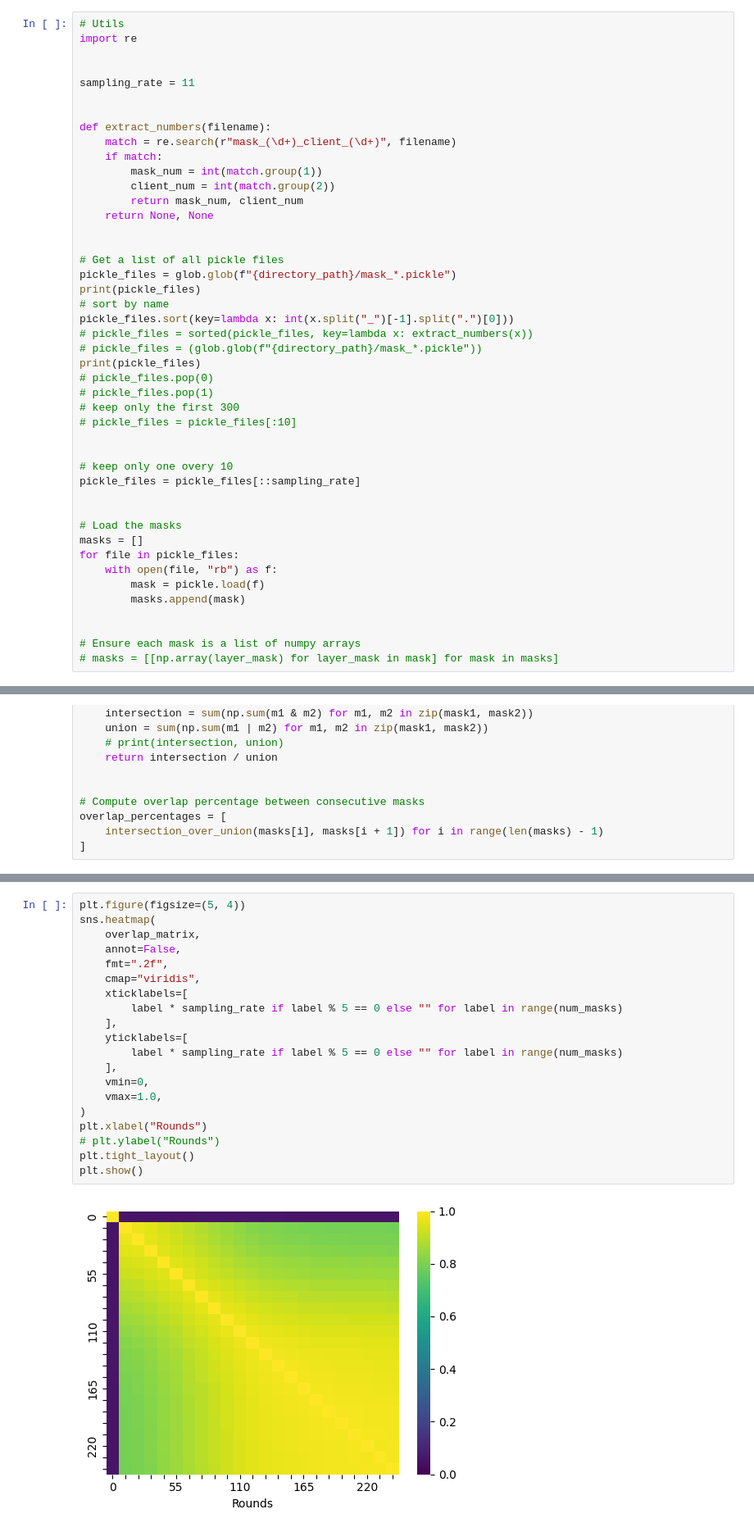
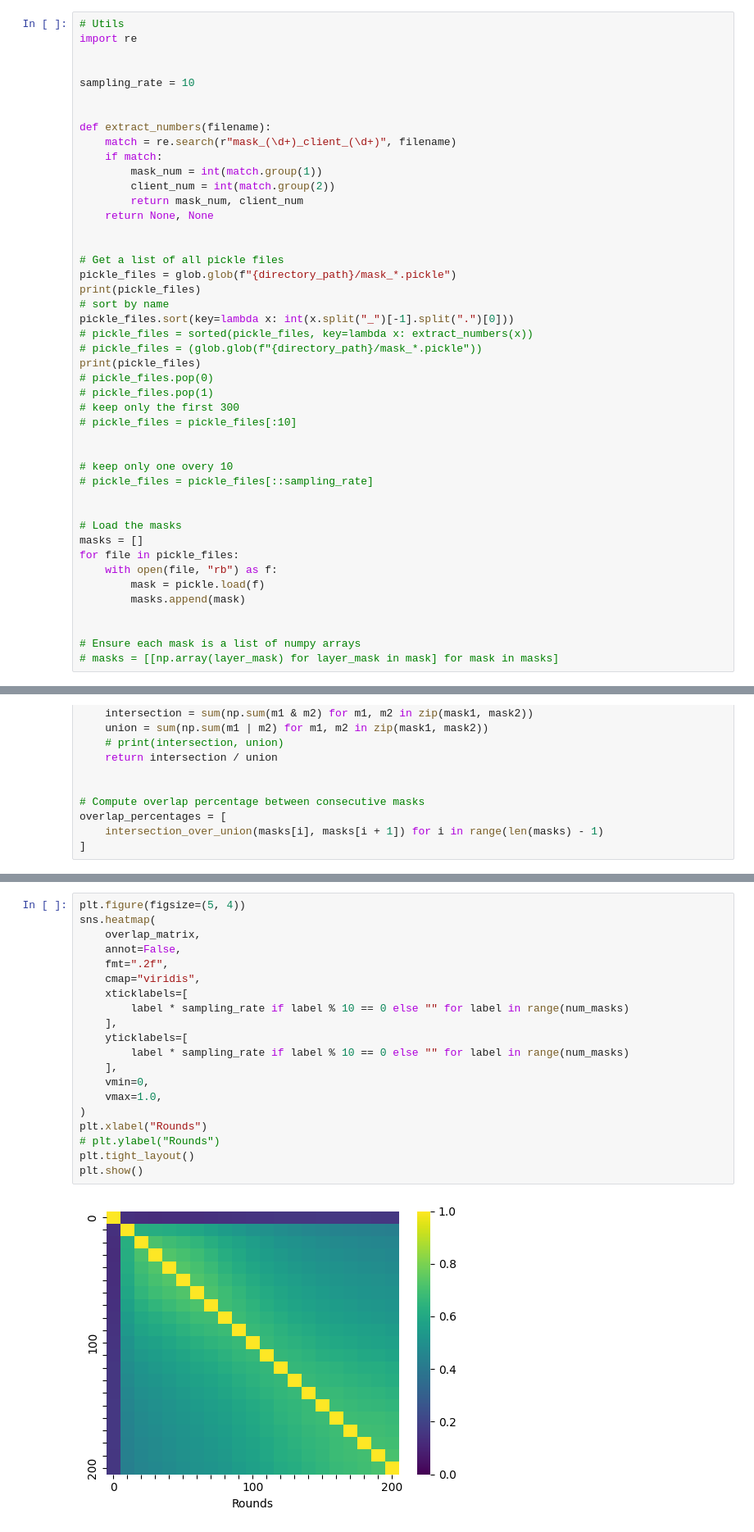
Before and after one commit to relogu/fl_powerpropagation, a Jupyter notebook: plotting/plots/mask_overlap.ipynb, the cells around one changed output, grey strips where cells are left out. Shown at 82% size. Drawn from its saved outputs; the diff is of its cells as text.

Commit message:
anto: merge (mask_overlap)

```diff
--- a/plotting/plots/mask_overlap.ipynb
+++ b/plotting/plots/mask_overlap.ipynb
@@ -71,7 +66,7 @@ directory_path = (  # pp
 import re
 
 
-sampling_rate = 11
+sampling_rate = 10
 
 
 def extract_numbers(filename):
@@ -98,7 +93,7 @@ print(pickle_files)
 
 
 # keep only one overy 10
-pickle_files = pickle_files[::sampling_rate]
+# pickle_files = pickle_files[::sampling_rate]
 
 
 # Load the masks
@@ -527,25 +522,25 @@ print(overlap_matrix)
 # %%
 plt.figure(figsize=(5, 4))
 sns.heatmap(
     overlap_matrix,
     annot=False,
     fmt=".2f",
     cmap="viridis",
     xticklabels=[
-        label * sampling_rate if label % 5 == 0 else "" for label in range(num_masks)
+        label * sampling_rate if label % 10 == 0 else "" for label in range(num_masks)
     ],
     yticklabels=[
-        label * sampling_rate if label % 5 == 0 else "" for label in range(num_masks)
+        label * sampling_rate if label % 10 == 0 else "" for label in range(num_masks)
     ],
     vmin=0,
     vmax=1.0,
 )
 plt.xlabel("Rounds")
 # plt.ylabel("Rounds")
 plt.tight_layout()
 plt.show()
 # %% [output]
-[figure, old version]
+[figure, new version]
 # %%
 # import concurrent.futures
 # import multiprocessing
```
Also changed, not shown: parts of 7 cells of this notebook, 16 other files.
